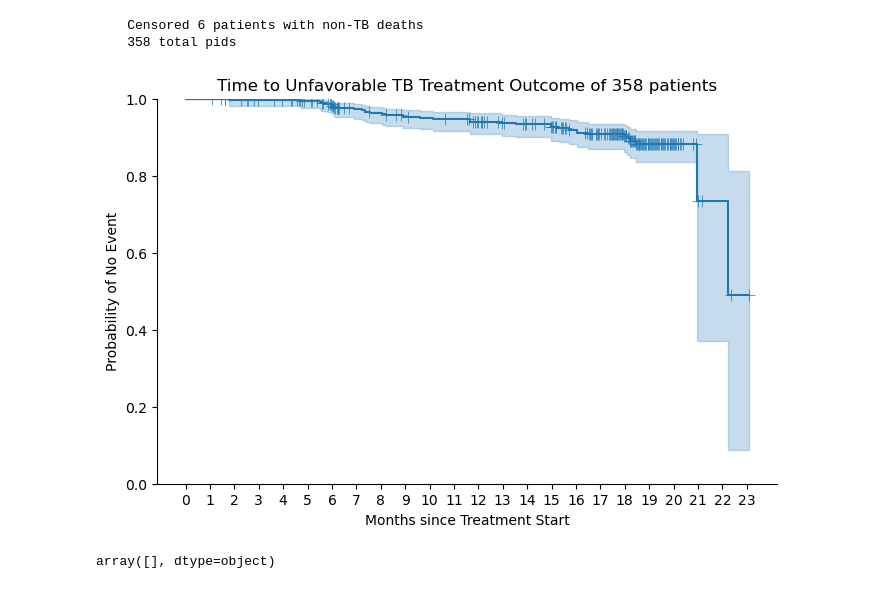
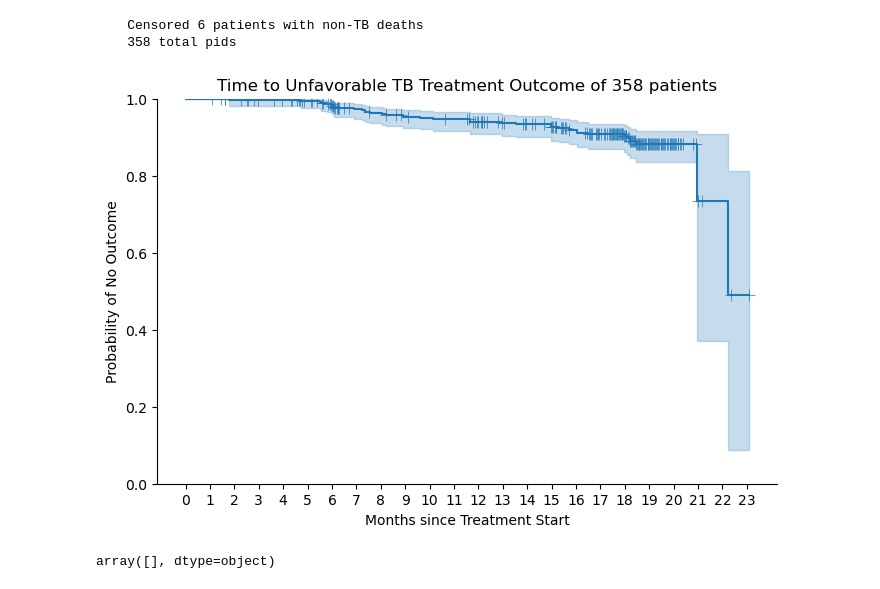
Before and after one commit to sanju99/MtbQuantCNN, a Jupyter notebook: analysis/TRUST/time_to_event.ipynb, the cells around one changed output. Cells and saved outputs as stored; diff of their text form; code cells hidden in the pictures.

```diff
--- a/analysis/TRUST/time_to_event.ipynb
+++ b/analysis/TRUST/time_to_event.ipynb
@@ -999,35 +999,35 @@ df_test_results, df_samples_imputations, cph_models_imputations  = fit_cox_model
 # %%
 fig, ax = plt.subplots(figsize=(8, 5))
 
 final_keep_pids = df_samples_imputations[0].pid.values
 df_final = df_final.query("pid in @final_keep_pids")
 
 kmf_full = lifelines.KaplanMeierFitter()
 kmf_full.fit(df_final['months'], event_observed=df_final['event'])
 # print(kmf.median_survival_time_)
 kmf_full.plot_survival_function(show_censors=True, censor_styles={"marker": "+", "ms": 8, "mew": 0.5})
 # plt.ylim(0, 1)
 
 # Set x-axis ticks to show all integers
 # ax.set_xticks(range(0, df_final['weeks'].max() + 1))
 
 plt.title(f"Time to Unfavorable TB Treatment Outcome of {df_final.pid.nunique()} patients")
-plt.ylabel("Probability of No Event") #
+plt.ylabel("Probability of No Outcome") #
 plt.xlabel("Months since Treatment Start")
 
 
 plt.ylim(0, 1)
 
 # Set x-axis ticks to show all integers
 ax.set_xticks(range(0, int(df_final['months'].max()) + 1))
 
 
 plt.gca().get_legend().remove()
 
 sns.despine()
 plt.savefig("figures/KM_curve_tx_outcomes_all.svg", bbox_inches='tight')
 # %% [output]
-[figure, old version]
+[figure, new version]
 # %%
 # fig, ax = plt.subplots(figsize=(8, 5))
 
```
Also changed, not shown: 5 other files.
